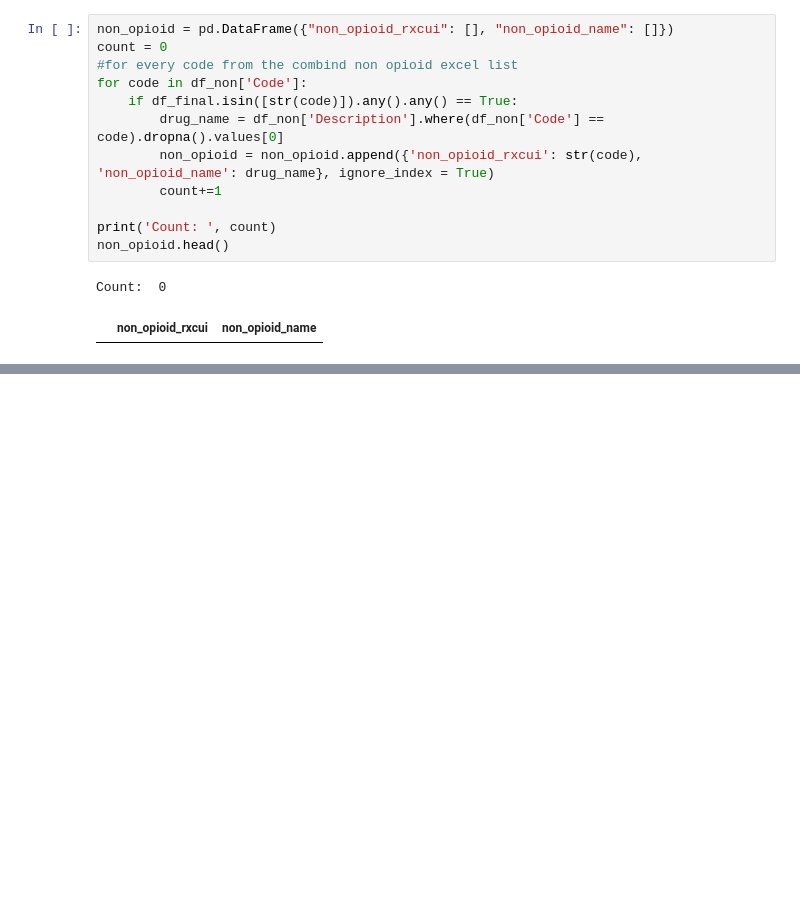
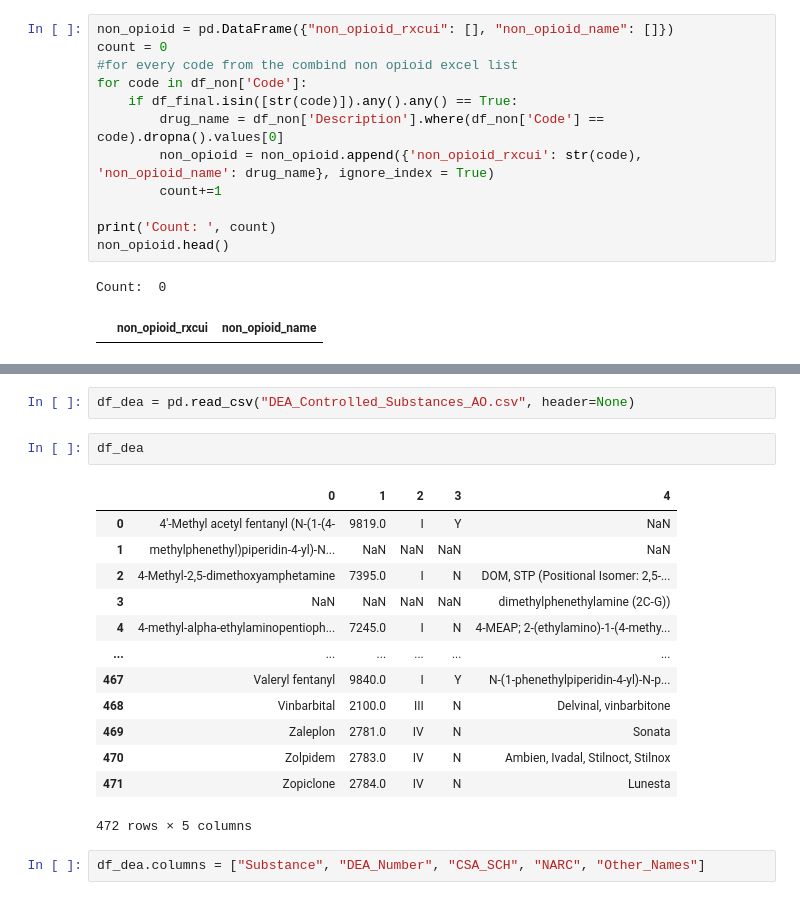
Before and after one commit to danielhmendoza01/Automatic_Code_Sets, a Jupyter notebook: Opioid_Query.ipynb, the cells around one changed output, grey strips where cells are left out. Saved outputs shown, nothing was run; the diff lists cells and outputs as text; blank space fills up the shorter version.

```diff
--- a/Opioid_Query.ipynb
+++ b/Opioid_Query.ipynb
@@ -499,0 +517,20 @@ Count:  0
+# %%
+df_dea = pd.read_csv("DEA_Controlled_Substances_AO.csv", header=None)
+# %%
+df_dea
+# %% [output]
+|  | 0 | 1 | 2 | 3 | 4 |
+| 0 | 4'-Methyl acetyl fentanyl (N-(1-(4- | 9819.0 | I | Y | NaN |
+| 1 | methylphenethyl)piperidin-4-yl)-N... | NaN | NaN | NaN | NaN |
+| 2 | 4-Methyl-2,5-dimethoxyamphetamine | 7395.0 | I | N | DOM, STP (Positional Isomer: 2,5-... |
+| 3 | NaN | NaN | NaN | NaN | dimethylphenethylamine (2C-G)) |
+| 4 | 4-methyl-alpha-ethylaminopentioph... | 7245.0 | I | N | 4-MEAP; 2-(ethylamino)-1-(4-methy... |
+| ... | ... | ... | ... | ... | ... |
+| 467 | Valeryl fentanyl | 9840.0 | I | Y | N-(1-phenethylpiperidin-4-yl)-N-p... |
+| 468 | Vinbarbital | 2100.0 | III | N | Delvinal, vinbarbitone |
+| 469 | Zaleplon | 2781.0 | IV | N | Sonata |
+| 470 | Zolpidem | 2783.0 | IV | N | Ambien, Ivadal, Stilnoct, Stilnox |
+| 471 | Zopiclone | 2784.0 | IV | N | Lunesta |
+472 rows × 5 columns
+# %%
+df_dea.columns = ["Substance", "DEA_Number", "CSA_SCH", "NARC", "Other_Names"]
```
Also changed, not shown: parts of 13 cells of this notebook, 11 other files.
